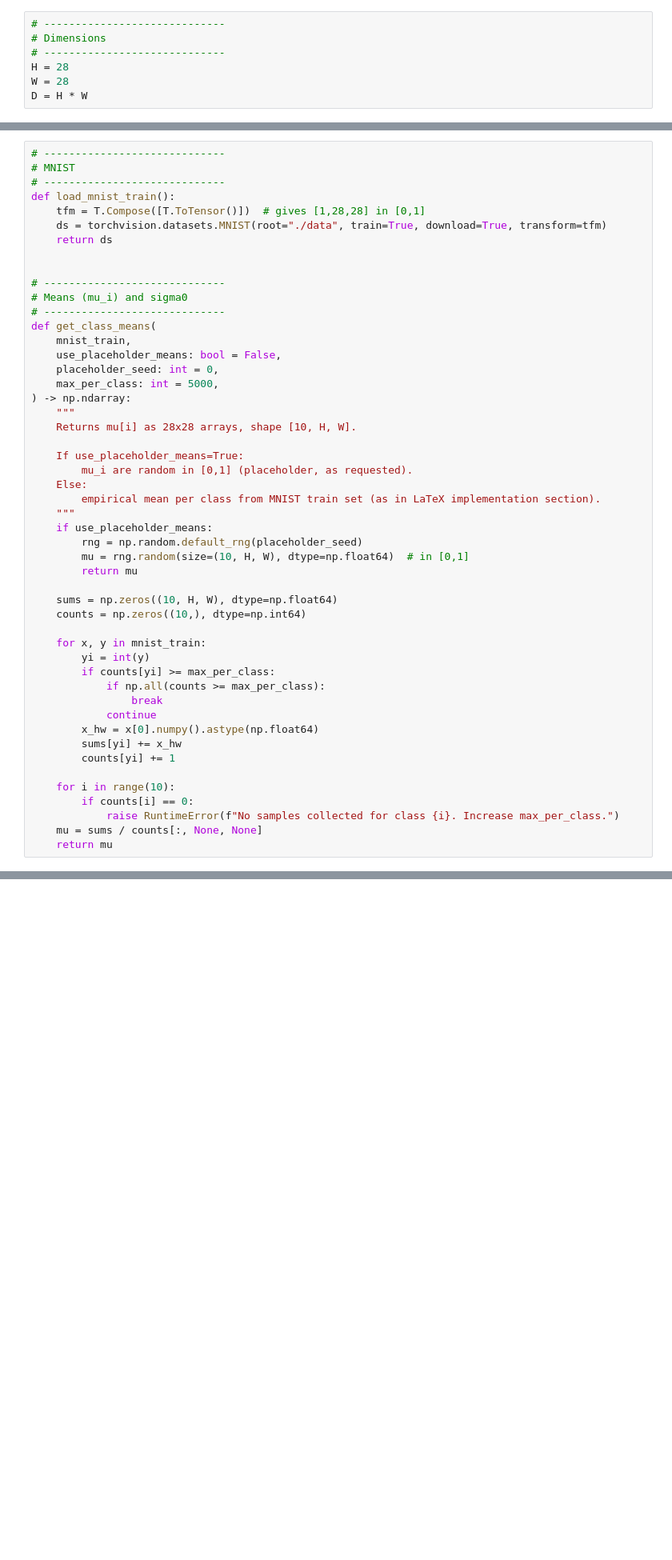
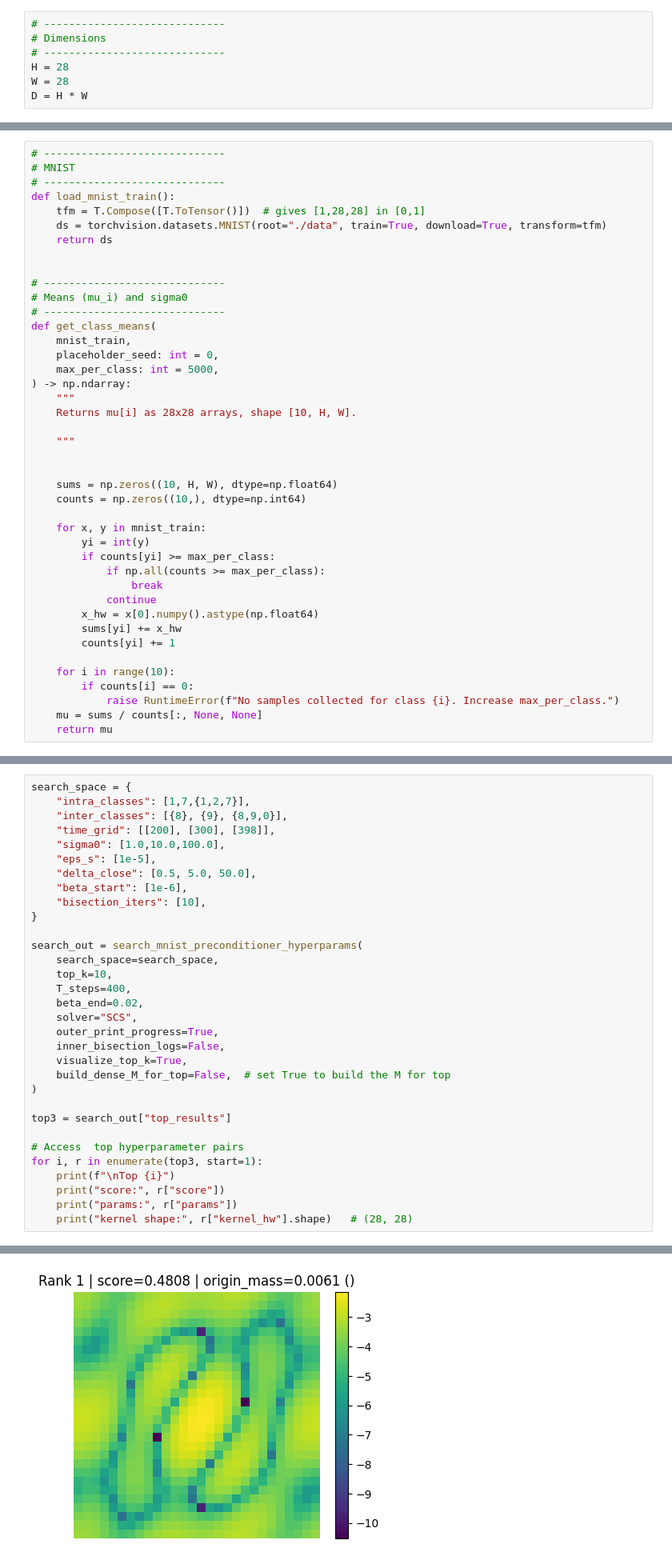
Before and after one commit to peter-w-hoffman/mapped_diffusion, a Jupyter notebook: M_solver.ipynb, the cells around one changed output, grey strips where cells are left out. Shown at 80% size. Drawn from its saved outputs; the diff is of its cells as text; blank space fills up the shorter version.

Commit message:
added forward-backward and grid search

```diff
--- a/M_solver.ipynb
+++ b/M_solver.ipynb
@@ -97,22 +90,14 @@ def load_mnist_train():
 # -----------------------------
 def get_class_means(
     mnist_train,
-    use_placeholder_means: bool = False,
     placeholder_seed: int = 0,
     max_per_class: int = 5000,
 ) -> np.ndarray:
     """
     Returns mu[i] as 28x28 arrays, shape [10, H, W].
 
-    If use_placeholder_means=True:
-        mu_i are random in [0,1] (placeholder, as requested).
-    Else:
-        empirical mean per class from MNIST train set (as in LaTeX implementation section).
     """
-    if use_placeholder_means:
-        rng = np.random.default_rng(placeholder_seed)
-        mu = rng.random(size=(10, H, W), dtype=np.float64)  # in [0,1]
-        return mu
+
 
     sums = np.zeros((10, H, W), dtype=np.float64)
     counts = np.zeros((10,), dtype=np.int64)
@@ -769,0 +962,33 @@ m_hw = show_kernel_heatmap(out["s_star"], center=True)
+# %%
+search_space = {
+    "intra_classes": [1,7,{1,2,7}],
+    "inter_classes": [{8}, {9}, {8,9,0}],
+    "time_grid": [[200], [300], [398]],
+    "sigma0": [1.0,10.0,100.0],
+    "eps_s": [1e-5],
+    "delta_close": [0.5, 5.0, 50.0],
+    "beta_start": [1e-6],
+    "bisection_iters": [10],
+}
+
+search_out = search_mnist_preconditioner_hyperparams(
+    search_space=search_space,
+    top_k=10,
+    T_steps=400,
+    beta_end=0.02,
+    solver="SCS",
+    outer_print_progress=True,
+    inner_bisection_logs=False,
+    visualize_top_k=True,
+    build_dense_M_for_top=False,  # set True to build the M for top
+)
+
+top3 = search_out["top_results"]
+
+# Access  top hyperparameter pairs
+for i, r in enumerate(top3, start=1):
+    print(f"\nTop {i}")
+    print("score:", r["score"])
+    print("params:", r["params"])
+    print("kernel shape:", r["kernel_hw"].shape)   # (28, 28)
+# %% [output]
@@ -769,0 +1030 @@ m_hw = show_kernel_heatmap(out["s_star"], center=True)
+[figure, added]
```
Also changed, not shown: parts of 13 cells of this notebook, 9 other files.
